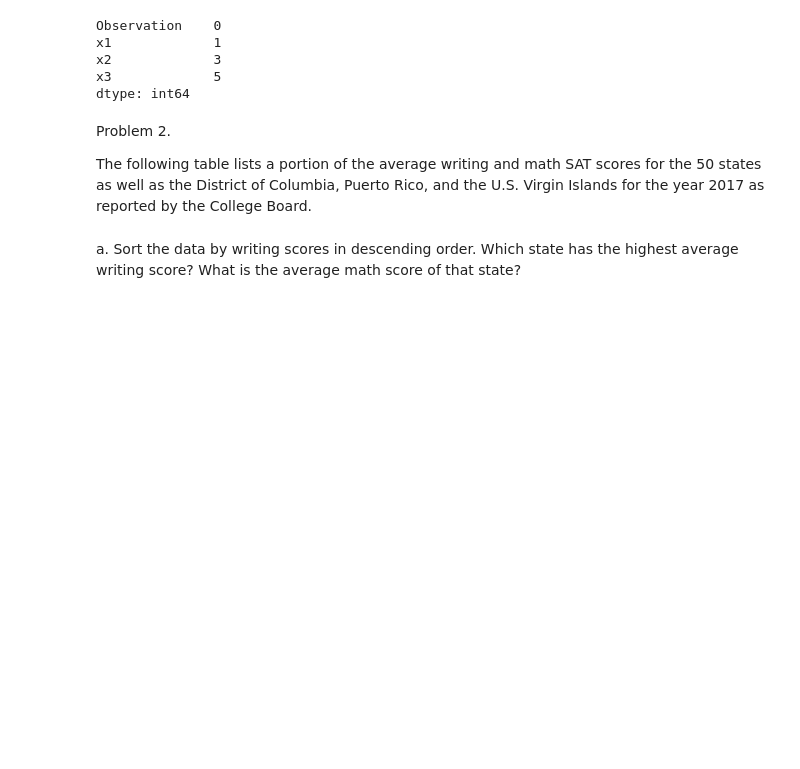
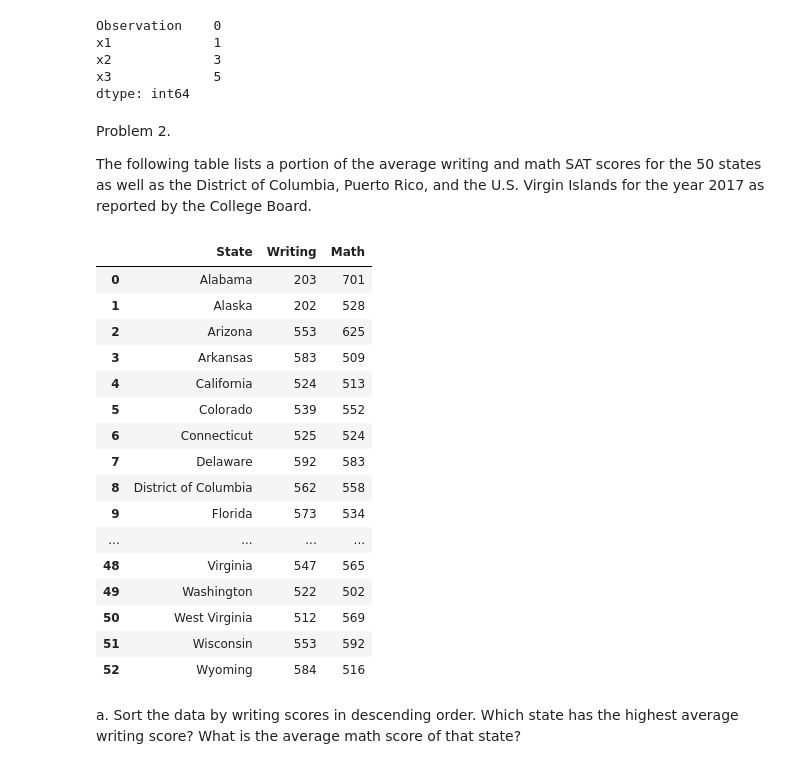
Before and after one commit to Shalomm25/CIS-3350-Knowledge-discovery-and-data-mining, a Jupyter notebook: Assignment_1_Shalom_Makowitz.ipynb, the cells around one changed output. Saved outputs shown, nothing was run; the diff lists cells and outputs as text; code cells hidden in the pictures; blank space fills up the shorter version.

```diff
--- a/Assignment_1_Shalom_Makowitz.ipynb
+++ b/Assignment_1_Shalom_Makowitz.ipynb
@@ -87,2 +85,26 @@ The following table lists a portion of the average writing and math SAT scores f
+# %%
+# Load data
+import  pandas as pd
+myData1 = pd.read_excel('Ch2_Q11_V10_Data_File.xlsx')
+
+myData1
+# %% [output]
+|  | State | Writing | Math |
+| 0 | Alabama | 203 | 701 |
+| 1 | Alaska | 202 | 528 |
+| 2 | Arizona | 553 | 625 |
+| 3 | Arkansas | 583 | 509 |
+| 4 | California | 524 | 513 |
+| 5 | Colorado | 539 | 552 |
+| 6 | Connecticut | 525 | 524 |
+| 7 | Delaware | 592 | 583 |
+| 8 | District of Columbia | 562 | 558 |
+| 9 | Florida | 573 | 534 |
+| ... | ... | ... | ... |
+| 48 | Virginia | 547 | 565 |
+| 49 | Washington | 522 | 502 |
+| 50 | West Virginia | 512 | 569 |
+| 51 | Wisconsin | 553 | 592 |
+| 52 | Wyoming | 584 | 516 |
 # %% [markdown]
 a. Sort the data by writing scores in descending order. Which state has the highest average writing score? What is the average math score of that state?
```
Also changed, not shown: parts of 18 cells of this notebook.
